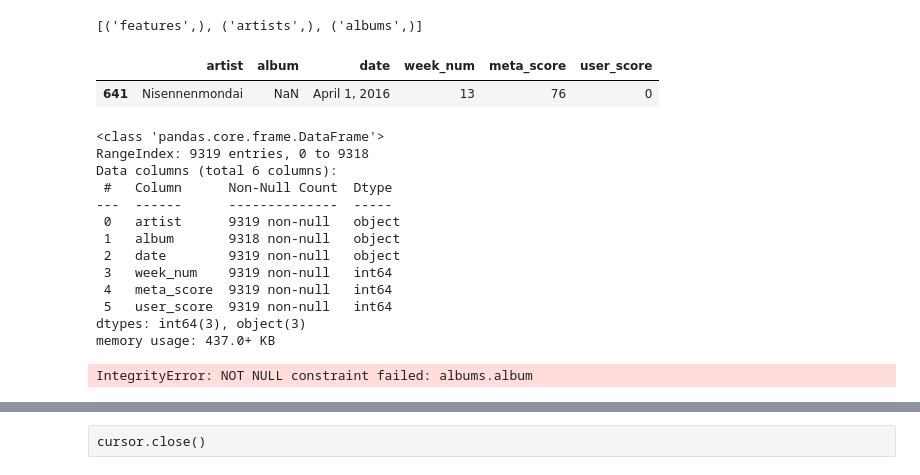
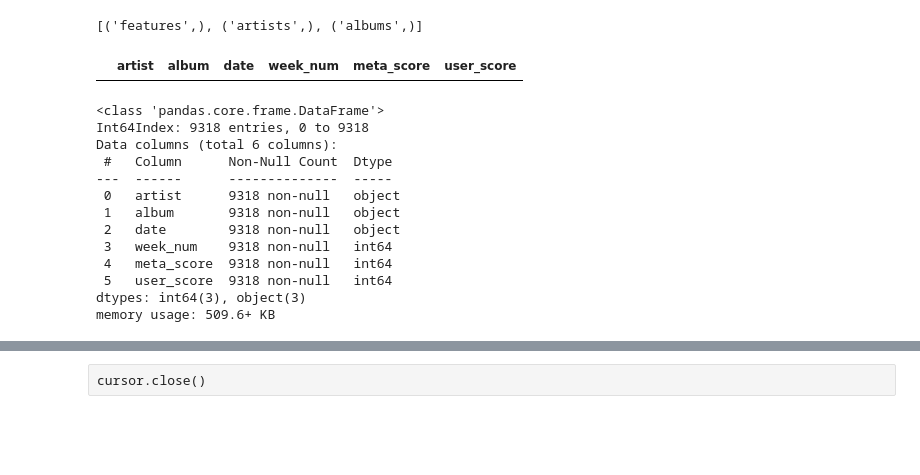
Before and after one commit to dorisep/metaPlaylist, a Jupyter notebook: data/historical_data/meta_db.ipynb, the cells around one changed output, grey strips where cells are left out. Saved outputs shown, nothing was run; the diff lists cells and outputs as text; code cells hidden in the pictures; blank space fills up the shorter version.

Commit message:
cleaned nans in db
added a step that clears nans in the df before loading to db

```diff
--- a/data/historical_data/meta_db.ipynb
+++ b/data/historical_data/meta_db.ipynb
@@ -68,35 +68,34 @@ print(tables)
 # %%
 # read csv into DF
 combined_meta_scrapes_df = pd.read_csv('combined_csv.csv')
+# drop nan rows
+no_nan_scrape_df = combined_meta_scrapes_df.dropna(axis=0)
 # drop duplicate rows for artists and reset index
-cleaned_artists_df = combined_meta_scrapes_df.drop_duplicates(subset=['artist'], ignore_index=True)
+cleaned_artists_df = no_nan_scrape_df.drop_duplicates(subset=['artist'], ignore_index=True)
 # create series for artist table in meta_db
 artists_seriese = cleaned_artists_df['artist']
 # %%
-combined_meta_scrapes_df[combined_meta_scrapes_df['album'].isnull()]
+no_nan_scrape_df[combined_meta_scrapes_df['album'].isnull()]
 # %% [output]
 |  | artist | album | date | week_num | meta_score | user_score |
-| 641 | Nisennenmondai | NaN | April 1, 2016 | 13 | 76 | 0 |
 # %%
-combined_meta_scrapes_df.info()
+no_nan_scrape_df.info()
 # %% [output]
 <class 'pandas.core.frame.DataFrame'>
-RangeIndex: 9319 entries, 0 to 9318
+Int64Index: 9318 entries, 0 to 9318
 Data columns (total 6 columns):
  #   Column      Non-Null Count  Dtype
 ---  ------      --------------  -----
- 0   artist      9319 non-null   object
+ 0   artist      9318 non-null   object
  1   album       9318 non-null   object
- 2   date        9319 non-null   object
- 3   week_num    9319 non-null   int64
- 4   meta_score  9319 non-null   int64
- 5   user_score  9319 non-null   int64
+ 2   date        9318 non-null   object
+ 3   week_num    9318 non-null   int64
+ 4   meta_score  9318 non-null   int64
+ 5   user_score  9318 non-null   int64
 dtypes: int64(3), object(3)
-memory usage: 437.0+ KB
+memory usage: 509.6+ KB
 # %%
 artists_seriese.to_sql(name='artists', con=connection, schema=artist_table_schema, index=True, index_label='artist_id', if_exists='append')
 # %%
-combined_meta_scrapes_df.to_sql(name='albums', con=connection, schema=album_table_schema, index=True, index_label='album_id', if_exists='append')
+no_nan_scrape_df.to_sql(name='albums', con=connection, schema=album_table_schema, index=True, index_label='album_id', if_exists='append')
-# %% [output]
-IntegrityError: NOT NULL constraint failed: albums.album
 # %%
```
Also changed, not shown: parts of 3 cells of this notebook, 2 other files.
